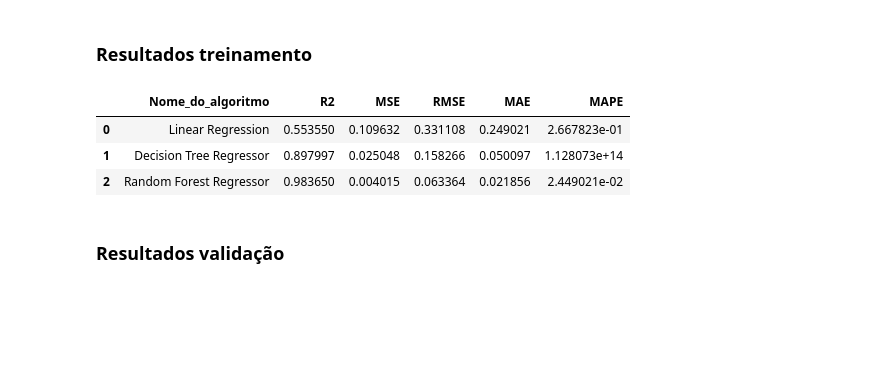
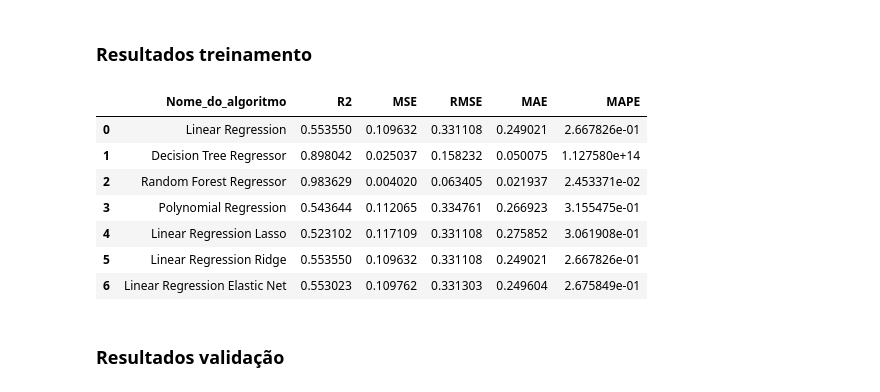
Before and after one commit to alvaro-morais-png/ensaio-machine-learning, a Jupyter notebook: ensaios/regressao/regressao_teste.ipynb, the cells around one changed output. Saved outputs shown, nothing was run; the diff lists cells and outputs as text; code cells hidden in the pictures; blank space fills up the shorter version.

Commit message:
Linear regression regularization, Lasso, Ridge and Elastic Net

```diff
--- a/ensaios/regressao/regressao_teste.ipynb
+++ b/ensaios/regressao/regressao_teste.ipynb
@@ -473,0 +607,3 @@ MAPE 0.062249069015965795
+# %%
+model_lasso_lr = lm.Lasso(alpha=0.009, max_iter=1000)
+model_lasso_lr.fit(X_train, y_train)
@@ -473,0 +711,3 @@ MAPE 0.062249069015965795
+# %%
+model_ridge_lr = lm.Ridge(alpha=0.012, max_iter=1000)
+model_ridge_lr.fit(X_train, y_train)
@@ -473,0 +815,3 @@ MAPE 0.062249069015965795
+# %%
+model_net_lr = lm.ElasticNet(alpha=0.001, l1_ratio=0.05, max_iter=2000)
+model_net_lr.fit(X_train, y_train)
@@ -473,0 +820,24 @@ MAPE 0.062249069015965795
+# %%
+#Previsão sobre os dados de treinamento
+y_pred_net_train = model_net_lr.predict( X_train )
+# # R²
+r2_squared_train_ne = mt.r2_score(y_train, y_pred_net_train)
+print("R²:", r2_squared_train_ne)
+# MSE
+mse_train_ne = mt.mean_squared_error(y_train, y_pred_net_train)
+print("MSE", mse_train_ne)
+# RMSE
+rmse_train_ne = np.sqrt(mse_train_ne)
+print("RMSE", rmse_train_ne)
+# MAE
+mae_train_ne = mt.mean_absolute_error(y_train, y_pred_net_train)
+print("MAE", mae_train_ne)
+# MAPE
+y_train_flat_ne = y_train.values.ravel()
+y_pred_net_train_flat_ne = y_pred_net_train.ravel()
+
+mask = y_train_flat_ne != 0
+mape_train_ne = np.mean(
+    np.abs((y_train_flat_ne[mask] - y_pred_net_train_flat_ne[mask]) / y_train_flat_ne[mask])
+)
+print("MAPE", mape_train_ne)
@@ -478,20 +921,30 @@ MAPE 0.062249069015965795
 # %%
 # criar tabela com os resultados da performace dos algorítimos de classificação com dados de treinamento
 resultados_train = pd.DataFrame(columns=['Nome_do_algoritmo', 'R2', 'MSE', 'RMSE', 'MAE', 'MAPE'])
 
 # adicionar os resultados à tabela
 resultados_train.loc[0] = ['Linear Regression', r2_squared_train, mse_train, rmse_train, mae_train, mape_train]
 resultados_train.loc[1] = ['Decision Tree Regressor', r2_squared_train_dt, mse_train_dt, rmse_train_dt, mae_train_dt, mape_train_dt]
 resultados_train.loc[2] = ['Random Forest Regressor', r2_squared_train_rf, mse_train_rf, rmse_train_rf, mae_train_rf, mape_train_rf]
-#resultados_train.loc[3] = ['Polynomial Regression', r2_squared_train_lr, mse_train_lr, rmse_train_lr, mae_train_lr, mape_train_lr]
+resultados_train.loc[3] = ['Polynomial Regression', r2_squared_train_pr, mse_train_pr, rmse_train_pr, mae_train_pr, mape_train_pr]
+resultados_train.loc[4] = ['Linear Regression Lasso', r2_squared_train_la, mse_train_la, rmse_train_la, mae_train_la, mape_train_la]
+resultados_train.loc[5] = ['Linear Regression Ridge', r2_squared_train_ri, mse_train_ri, rmse_train_ri, mae_train_ri, mape_train_ri]
+resultados_train.loc[6] = ['Linear Regression Elastic Net', r2_squared_train_ne, mse_train_ne, rmse_train_ne, mae_train_ne, mape_train_ne]
+# resultados_train.loc[7] = ['Polynomial Regression Lasso', r2_squared_train, mse_train, rmse_train, mae_train, mape_train]
+# resultados_train.loc[8] = ['Polynomial Regression Ridge', r2_squared_train, mse_train, rmse_train, mae_train, mape_train]
+# resultados_train.loc[9] = ['Polynomial Regression Elastic Net', r2_squared_train, mse_train, rmse_train, mae_train, mape_train]
 
 resultados_train = resultados_train.reset_index(drop=True)
 resultados_train
 # %% [output]
 |  | Nome_do_algoritmo | R2 | MSE | RMSE | MAE | MAPE |
-| 0 | Linear Regression | 0.553550 | 0.109632 | 0.331108 | 0.249021 | 2.667823e-01 |
-| 1 | Decision Tree Regressor | 0.897997 | 0.025048 | 0.158266 | 0.050097 | 1.128073e+14 |
-| 2 | Random Forest Regressor | 0.983650 | 0.004015 | 0.063364 | 0.021856 | 2.449021e-02 |
+| 0 | Linear Regression | 0.553550 | 0.109632 | 0.331108 | 0.249021 | 2.667826e-01 |
+| 1 | Decision Tree Regressor | 0.898042 | 0.025037 | 0.158232 | 0.050075 | 1.127580e+14 |
+| 2 | Random Forest Regressor | 0.983629 | 0.004020 | 0.063405 | 0.021937 | 2.453371e-02 |
+| 3 | Polynomial Regression | 0.543644 | 0.112065 | 0.334761 | 0.266923 | 3.155475e-01 |
+| 4 | Linear Regression Lasso | 0.523102 | 0.117109 | 0.331108 | 0.275852 | 3.061908e-01 |
+| 5 | Linear Regression Ridge | 0.553550 | 0.109632 | 0.331108 | 0.249021 | 2.667826e-01 |
+| 6 | Linear Regression Elastic Net | 0.553023 | 0.109762 | 0.331303 | 0.249604 | 2.675849e-01 |
 # %% [markdown]
 ### Resultados validação
 # %%
```
Also changed, not shown: parts of 35 cells of this notebook.
